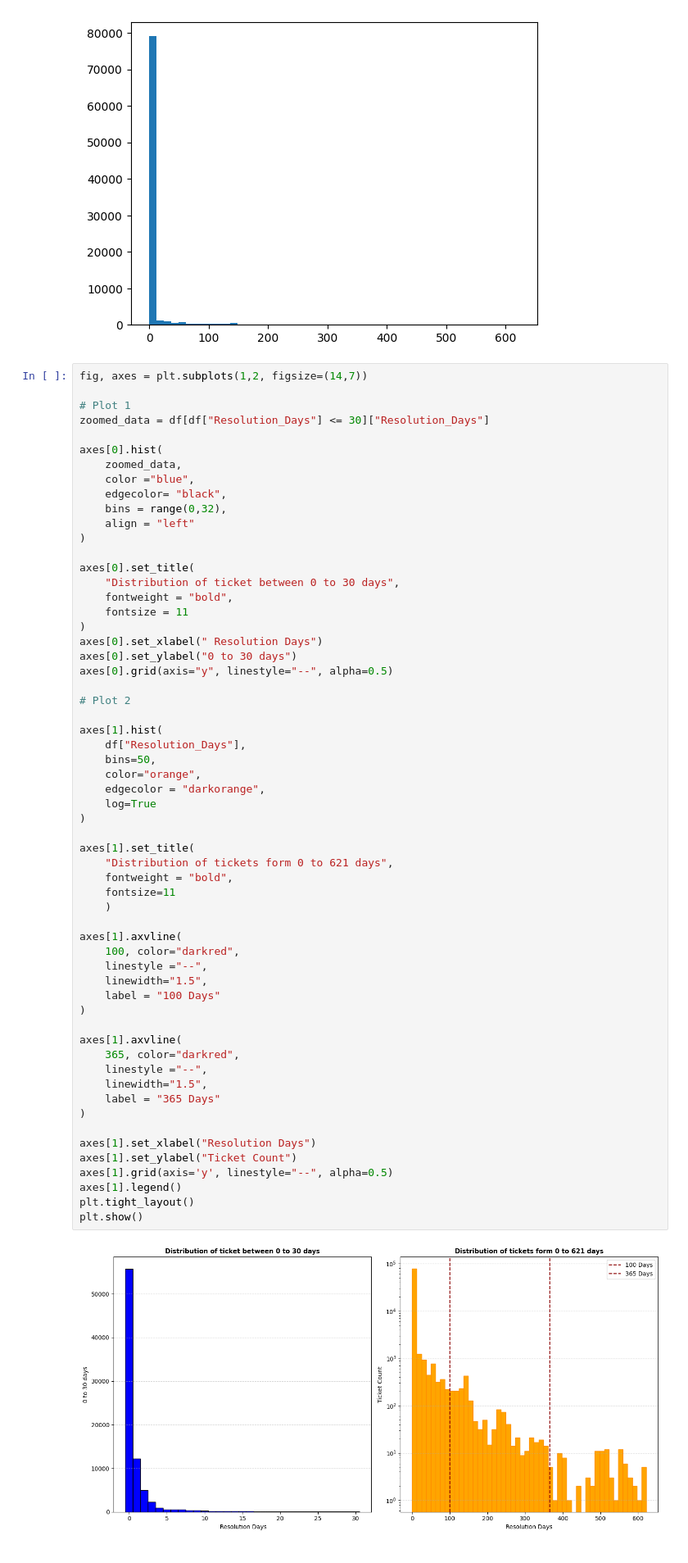
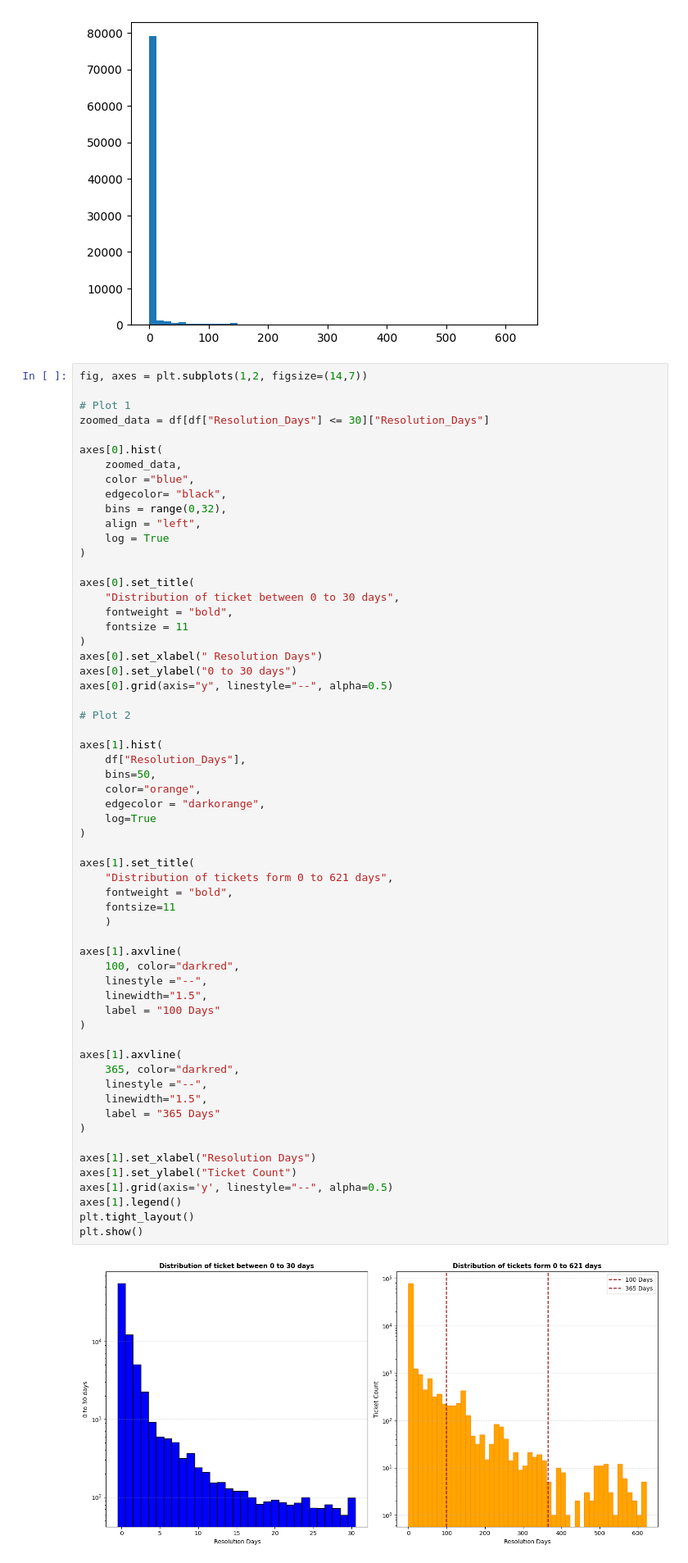
Before and after one commit to JunayedMh/nyc-311-resolution-time-analysis, a Jupyter notebook: notebook/EDA.ipynb, the cells around one changed output. Shown at 82% size. Saved outputs shown, nothing was run; the diff lists cells and outputs as text.

```diff
--- a/notebook/EDA.ipynb
+++ b/notebook/EDA.ipynb
@@ -1139,7 +1139,8 @@ axes[0].hist(
     color ="blue",
     edgecolor= "black",
     bins = range(0,32),
-    align = "left"
+    align = "left",
+    log = True
 )
 
 axes[0].set_title(
@@ -1161,31 +1162,31 @@ axes[1].hist(
     log=True
 )
 
 axes[1].set_title(
     "Distribution of tickets form 0 to 621 days",
     fontweight = "bold",
     fontsize=11
     )
 
 axes[1].axvline(
     100, color="darkred",
     linestyle ="--",
     linewidth="1.5",
     label = "100 Days"
 )
 
 axes[1].axvline(
     365, color="darkred",
     linestyle ="--",
     linewidth="1.5",
     label = "365 Days"
 )
 
 axes[1].set_xlabel("Resolution Days")
 axes[1].set_ylabel("Ticket Count")
 axes[1].grid(axis='y', linestyle="--", alpha=0.5)
 axes[1].legend()
 plt.tight_layout()
 plt.show()
 # %% [output]
-[figure, old version]
+[figure, new version]
```
Also changed, not shown: parts of 6 cells of this notebook.
